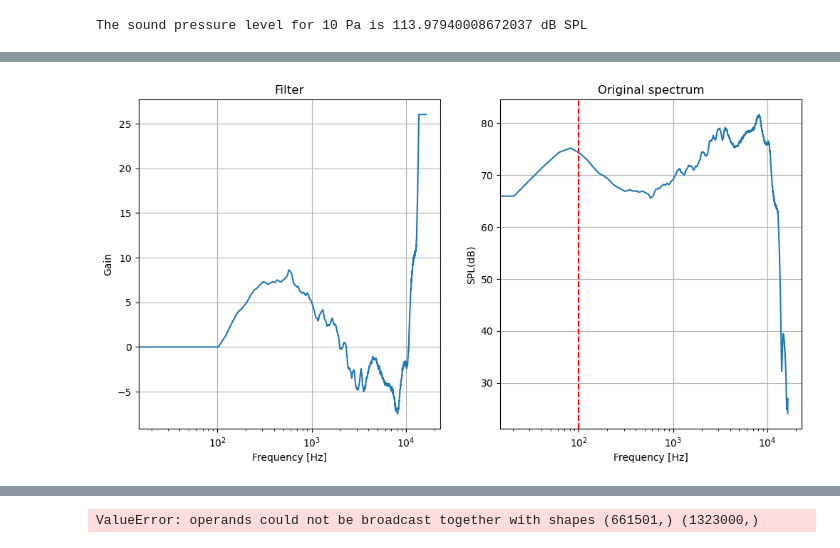
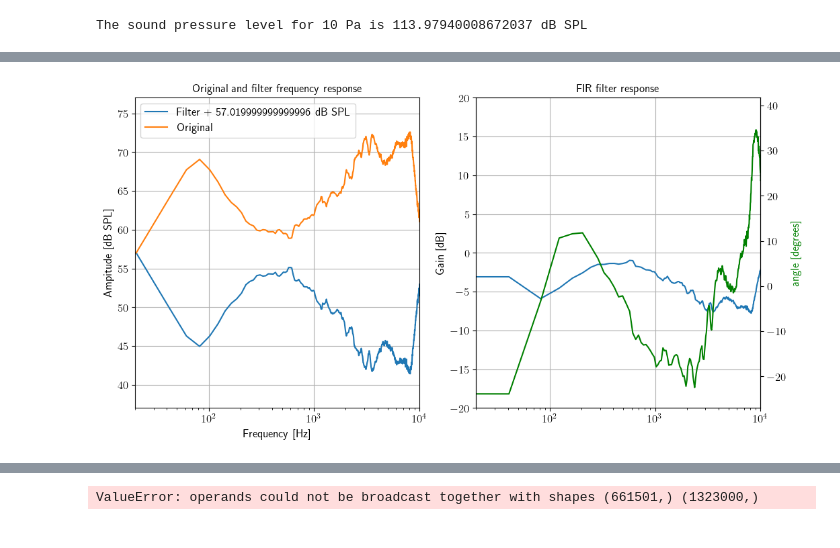
Before and after one commit to 1ieng2en/3d_beamforming, a Jupyter notebook: Measurement.ipynb, the cells around one changed output, grey strips where cells are left out. Saved outputs shown, nothing was run; the diff lists cells and outputs as text; code cells hidden in the pictures.

```diff
--- a/Measurement.ipynb
+++ b/Measurement.ipynb
@@ -83,15 +127,10 @@ FileNotFoundError: [Errno 2] No such file or directory: 'Recordings/HATS_recordi
 
 # generate and play white noise
 # for i in np.arange(10):
-duration = 30 # 10s
-band_limited_noise = band_limited_white_noise(20, 12000, duration)
+duration = 40 # 10s
+band_limited_noise = band_limited_white_noise(20, 14000, duration, sample_rate)
 
-# apply the filte
-eq_noise = eq_prep.apply_eq(band_limited_noise, fs = 44100, filter_rec, ref_level)
+# apply the taps with filtfilt
+from scipy.signal import filtfilt, lfilter
+eq_noise = filtfilt(taps, 1, band_limited_noise)
+# eq_noise = np.sign(eq_noise) * np.sqrt(np.abs(eq_noise))
-# %%
-# plt the filtered noise
-import matplotlib.pyplot as plt
-f, fft_filtered_noise = welch(filtered_noise, fs=44100, nperseg=1024)
-plt.semilogx(f, 20*np.log10(fft_filtered_noise))
-plt.ylim(-50, -10)
-plt.show()
@@ -223,14 +310,14 @@ ref_level
 # the filter is used to filter the original signal
 
 # select the low frequency, set it as a reference
-low_freq = 100
+low_freq = 10
 
 # select the high frequency, set all the values above it to be 10
 # the original stimulus upper limit is 12000 Hz
 # high_freq = 10000
 
 # get the index of the low frequency
-low_freq_index = np.argmin(np.abs(frequencies - low_freq))
+low_freq_index = np.where(frequencies >= low_freq)[0][0]
 # get the index of the high frequency
 # high_freq_index = np.where(frequencies >= high_freq)[0][0]
 
@@ -238,42 +325,63 @@ low_freq_index = np.argmin(np.abs(frequencies - low_freq))
 # all equipment should have the same reference level
 ref_level = fft_result[low_freq_index]
 
+# calculate the reference level in dB, only take 3 digits
+ref_level_db = 20 * np.log10(ref_level / 20e-6).round(3)
+
 # scale the fft_result, where the low frequency is the reference, should be 0 dB
-fft_result_rec = fft_result / ref_level
+fft_result_rec = fft_result / fft_result[low_freq_index]
+
+# revert the fft_result
+fft_result_rec = np.reciprocal(fft_result_rec)
 
 # make all the values below the low frequency to be 1
 fft_result_rec[:low_freq_index] = 1
 
-# revert the fft_result
-fft_result_rec = 1/(fft_result_rec)
-
-fft_result_rec[fft_result_rec > 20] = 20
-
-# set a upper limit for the entire frequency range
-# fft_result_rec[high_freq_index:] = 10
-
+# make all the db above 20 to be 20
+fft_result_rec[fft_result_rec > 10] = 10
 
 # get the filter
-filter_rec = np.abs(fft_result_rec)
+filter_res = np.real(fft_result_rec)
 
 # plot the filter
 plt.figure(figsize=(12, 6))
 plt.subplot(1, 2, 1)
-plt.semilogx(frequencies, 20*np.log10(filter_rec))
-plt.title('Filter')
+plt.semilogx(frequencies, 20*np.log10(filter_res) + ref_level_db, label=f'Filter + {ref_level_db} dB SPL')
+plt.semilogx(frequencies, 20*np.log10(fft_result/20e-6), label='Original')
+plt.axvline(x=low_freq, color='r', linestyle='--')
+plt.title('Original and filter frequency response')
 plt.xlabel('Frequency [Hz]')
-plt.ylabel('Gain')
+plt.ylabel('Ampitude [dB SPL]')
 plt.grid()
-plt.subplot(1, 2, 2)
-plt.semilogx(frequencies, 20*np.log10(np.abs(fft_result)/20e-6))
+plt.ylim(ref_level_db - 20, ref_level_db + 20)
+plt.xlim([20, 10000])
+plt.legend()
+
+
+ax1 = plt.subplot(1, 2, 2)
+eq_sim, taps = eq_prep.apply_eq_fir(numtaps=5001,
+                              original_signal=data_signal,
+                             fs = sample_rate,
+                             filter_freqs = frequencies,
+                             filter_gains= filter_res)
+
+from scipy.signal import freqz
+
+w, h = freqz(taps, worN=400, fs = sample_rate)
 # draw a line at the low frequency
-plt.axvline(x=low_freq, color='r', linestyle='--')
-plt.title('Original spectrum')
-plt.xlabel('Frequency [Hz]')
-plt.ylabel('SPL(dB)')
+plt.title('FIR filter response')
+plt.semilogx(w, 20 * np.log10((h)))
+plt.ylabel('Gain [dB]')
+plt.ylim([-20, 20])
 plt.grid()
 
+ax2 = ax1.twinx()
+angles = np.unwrap(np.angle(h))
+# get angle in degrees
+angles = np.degrees(angles)
+plt.plot(w, angles, 'g')
+plt.xlabel('Frequency [Hz]')
+plt.ylabel('angle [degrees]', color='g')
+plt.xlim([20, 10000])
 plt.show()
-
-print(f"the lowest gain is {np.min(20*np.log10(filter_rec))} dB")
 # %% [output]
@@ -280 +389 @@ print(f"the lowest gain is {np.min(20*np.log10(filter_rec))} dB")
-[figure, old version]
+[figure, new version]
```
Also changed, not shown: parts of 30 cells of this notebook, 22 other files.
